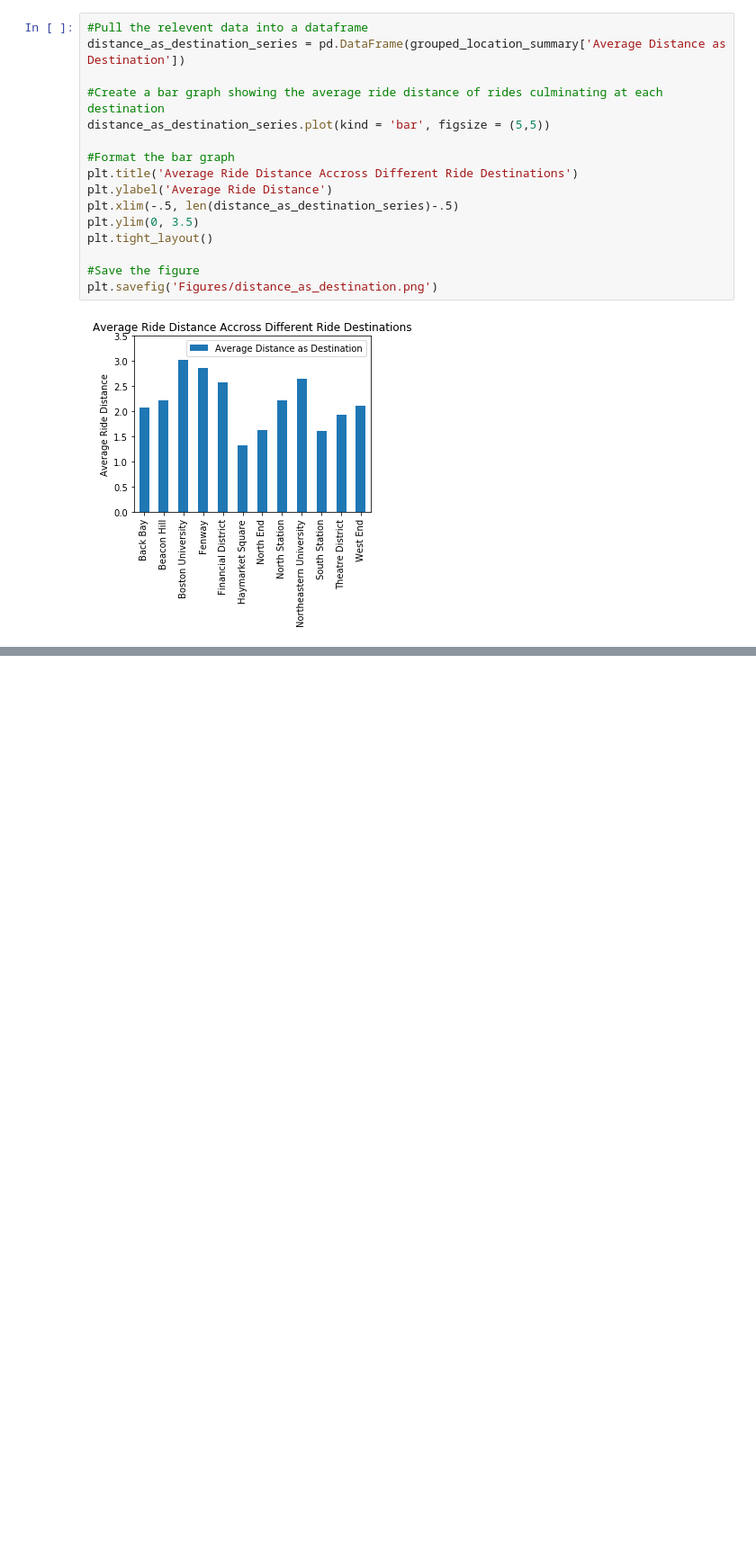
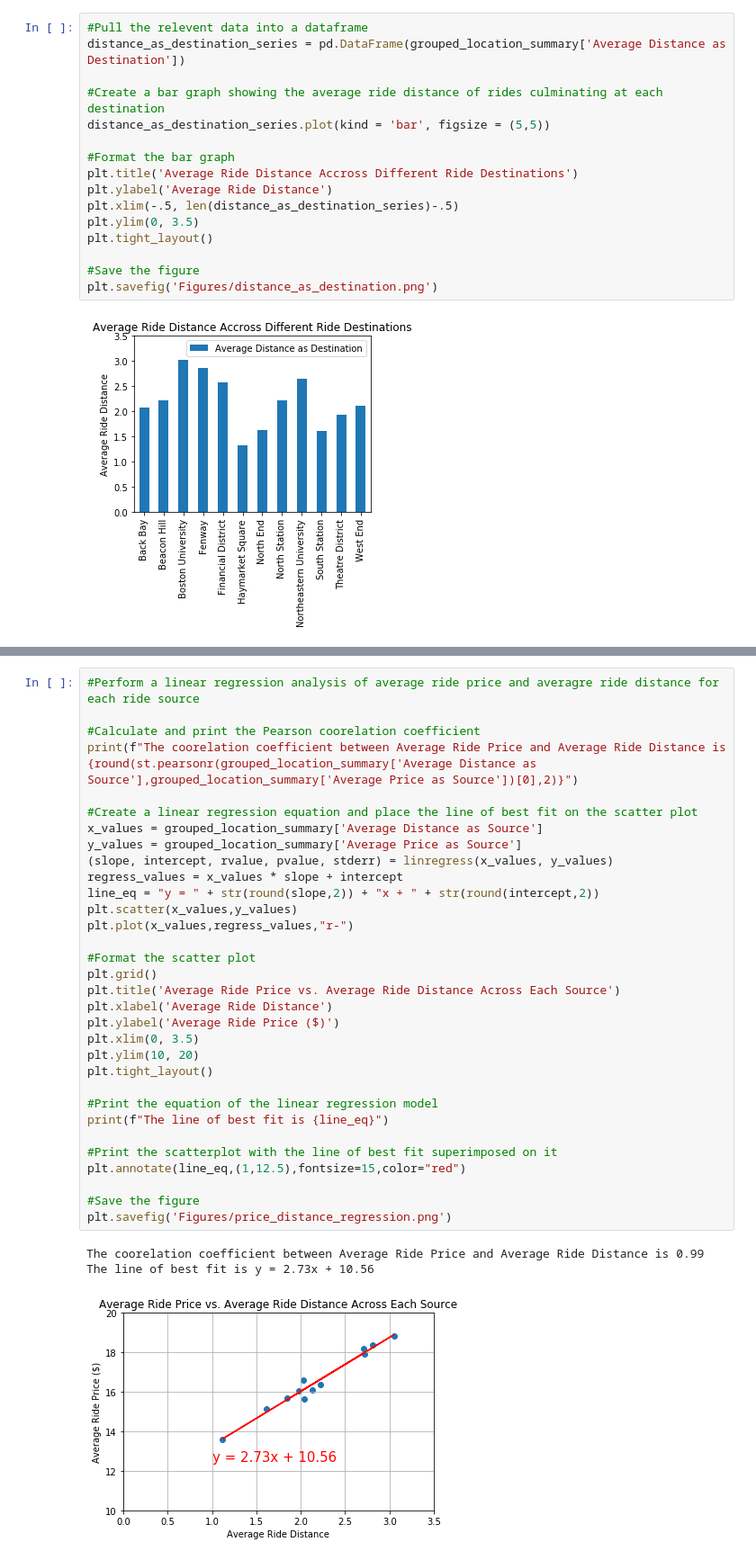
Before and after one commit to blhawkins/theBostonLagers, a Jupyter notebook: Benji's Analysis.ipynb, the cells around one changed output, grey strips where cells are left out. Shown: that part at 90% size. Saved outputs shown, nothing was run; the diff lists cells and outputs as text; blank space fills up the shorter version.

```diff
--- a/Benji's Analysis.ipynb
+++ b/Benji's Analysis.ipynb
@@ -226,3 +226,39 @@ plt.tight_layout()
 plt.savefig('Figures/price_distance_scatterplot.png')
 # %% [output]
 [figure]
+# %%
+#Perform a linear regression analysis of average ride price and averagre ride distance for each ride source
+
+#Calculate and print the Pearson coorelation coefficient
+print(f"The coorelation coefficient between Average Ride Price and Average Ride Distance is {round(st.pearsonr(grouped_location_summary['Average Distance as Source'],grouped_location_summary['Average Price as Source'])[0],2)}")
+
+#Create a linear regression equation and place the line of best fit on the scatter plot
+x_values = grouped_location_summary['Average Distance as Source']
+y_values = grouped_location_summary['Average Price as Source']
+(slope, intercept, rvalue, pvalue, stderr) = linregress(x_values, y_values)
+regress_values = x_values * slope + intercept
+line_eq = "y = " + str(round(slope,2)) + "x + " + str(round(intercept,2))
+plt.scatter(x_values,y_values)
+plt.plot(x_values,regress_values,"r-")
+
+#Format the scatter plot
+plt.grid()
+plt.title('Average Ride Price vs. Average Ride Distance Across Each Source')
+plt.xlabel('Average Ride Distance')
+plt.ylabel('Average Ride Price ($)')
+plt.xlim(0, 3.5)
+plt.ylim(10, 20)
+plt.tight_layout()
+
+#Print the equation of the linear regression model
+print(f"The line of best fit is {line_eq}")
+
+#Print the scatterplot with the line of best fit superimposed on it
+plt.annotate(line_eq,(1,12.5),fontsize=15,color="red")
+
+#Save the figure
+plt.savefig('Figures/price_distance_regression.png')
+# %% [output]
+The coorelation coefficient between Average Ride Price and Average Ride Distance is 0.99
+The line of best fit is y = 2.73x + 10.56
+[figure, added]
```
Also changed, not shown: parts of 1 cell of this notebook, 4 other files.
